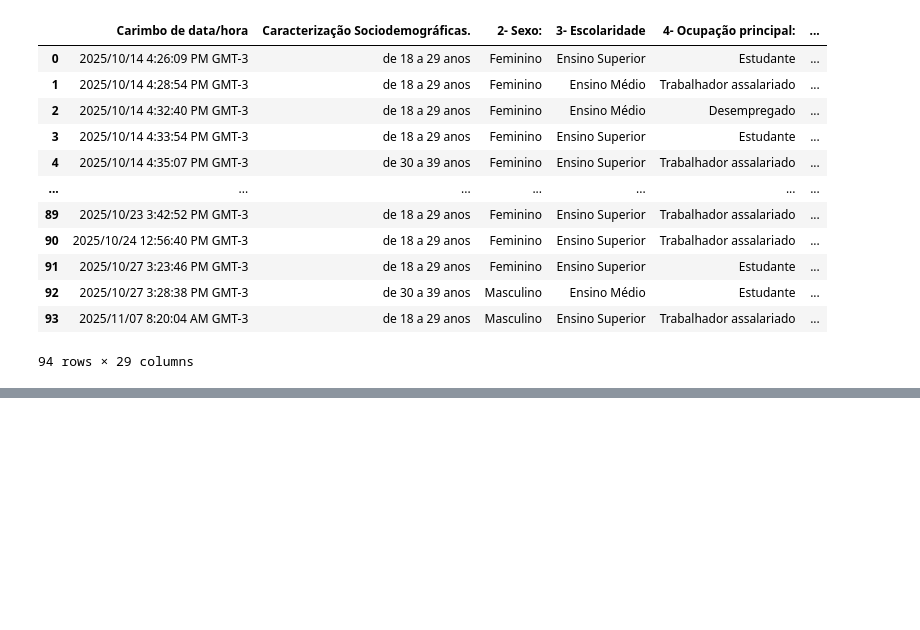
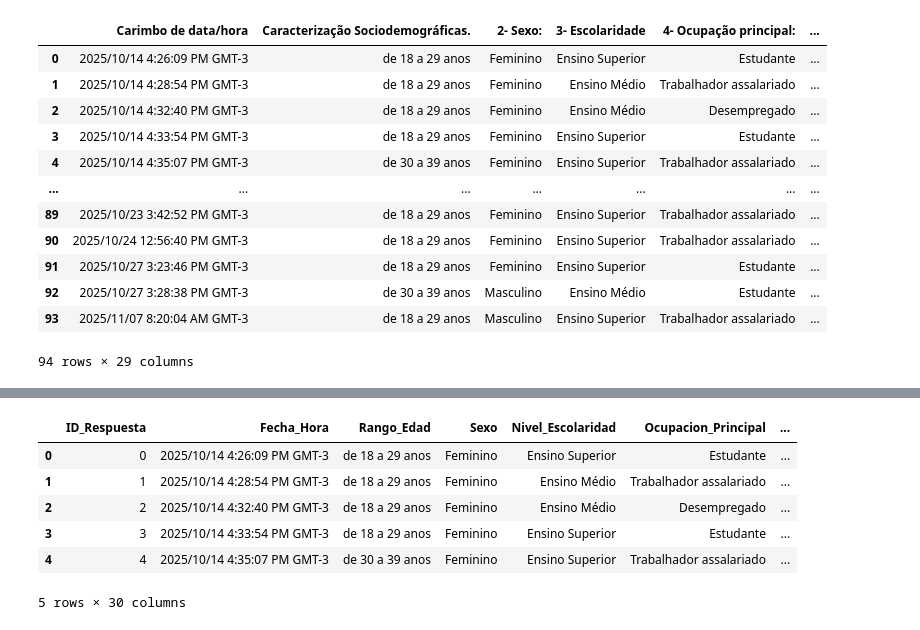
Before and after one commit to gqelito/redessociales, a Jupyter notebook: AnalisisRedesSociales.ipynb, the cells around one changed output, grey strips where cells are left out. Drawn from its saved outputs; the diff is of its cells as text; code cells hidden in the pictures; blank space fills up the shorter version.

```diff
--- a/AnalisisRedesSociales.ipynb
+++ b/AnalisisRedesSociales.ipynb
@@ -76,0 +267,12 @@ df_redesSociales
+# %%
+#Creamos un DataFrame con los registros femeninos
+df_femenino= df_redesSociales[df_redesSociales['Sexo']== 'Feminino']
+display(df_femenino.head())
+# %% [output]
+|  | ID_Respuesta | Fecha_Hora | Rango_Edad | Sexo | Nivel_Escolaridad | Ocupacion_Principal | ... |
+| 0 | 0 | 2025/10/14 4:26:09 PM GMT-3 | de 18 a 29 anos | Feminino | Ensino Superior | Estudante | ... |
+| 1 | 1 | 2025/10/14 4:28:54 PM GMT-3 | de 18 a 29 anos | Feminino | Ensino Médio | Trabalhador assalariado | ... |
+| 2 | 2 | 2025/10/14 4:32:40 PM GMT-3 | de 18 a 29 anos | Feminino | Ensino Médio | Desempregado | ... |
+| 3 | 3 | 2025/10/14 4:33:54 PM GMT-3 | de 18 a 29 anos | Feminino | Ensino Superior | Estudante | ... |
+| 4 | 4 | 2025/10/14 4:35:07 PM GMT-3 | de 30 a 39 anos | Feminino | Ensino Superior | Trabalhador assalariado | ... |
+5 rows × 30 columns
```
Also changed, not shown: parts of 15 cells of this notebook.
